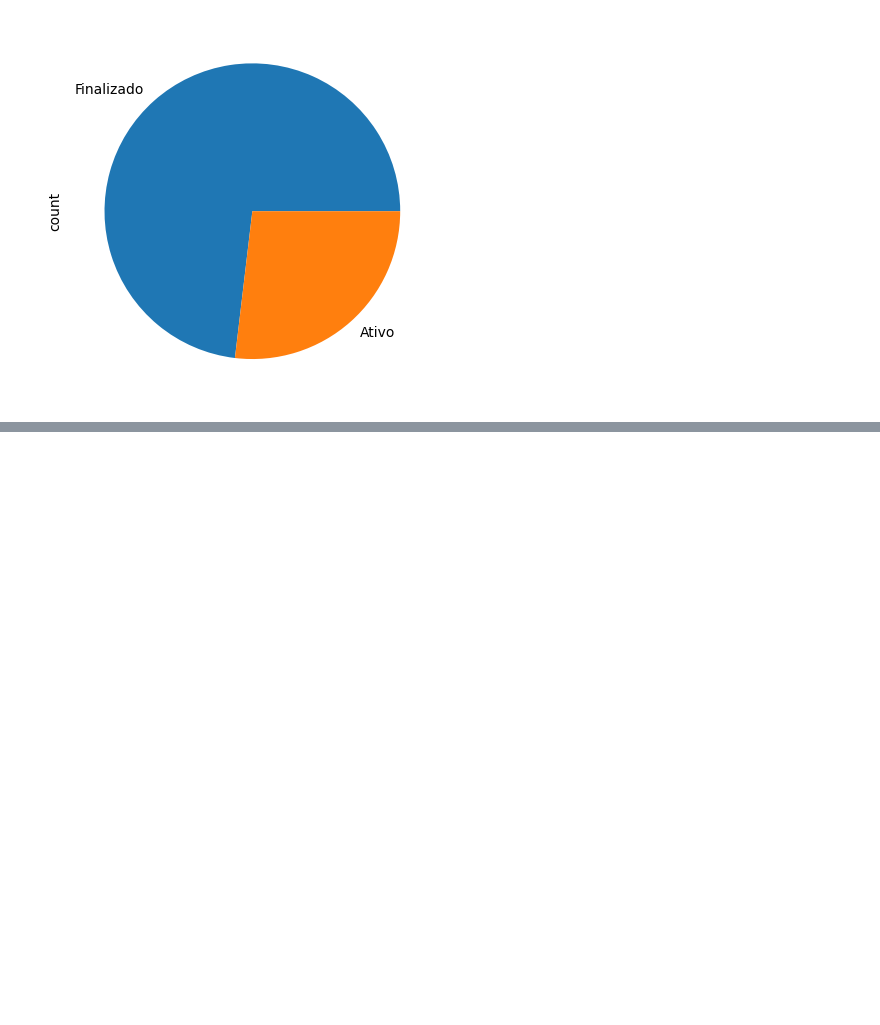
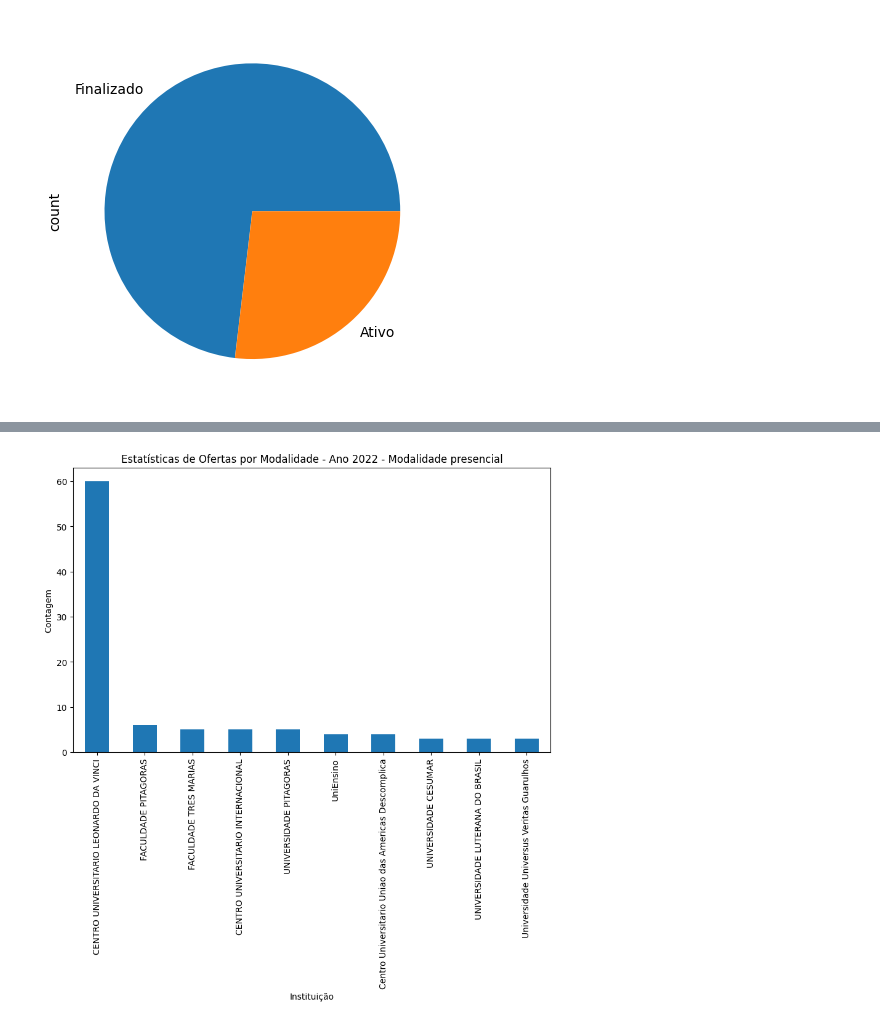
Before and after one commit to leticiaholsback/Projeto_Tec_de_Programacao__ADAtech, a Jupyter notebook: AdaTech_Dados_Projeto.ipynb, the cells around one changed output, grey strips where cells are left out. Drawn from its saved outputs; the diff is of its cells as text; code cells hidden in the pictures; blank space fills up the shorter version.

```diff
--- a/AdaTech_Dados_Projeto.ipynb
+++ b/AdaTech_Dados_Projeto.ipynb
@@ -271,0 +505,30 @@ df1['SITUACAO_ATIVO'].value_counts().plot(kind='pie')
+# %%
+def estatisticas_ofertas_por_modalidade(ofertas, ano, modalidade):
+    # Filtrar ofertas para o ano e modalidade desejados
+    ofertas_filtradas = [oferta for oferta in ofertas if oferta['ano'] == ano and oferta['modalidade'] == modalidade]
+
+    # Contar o número de ofertas por instituição
+    contagem_por_instituicao = {}
+    for oferta in ofertas_filtradas:
+        instituicao = oferta['instituicao']
+        contagem_por_instituicao[instituicao] = contagem_por_instituicao.get(instituicao, 0) + 1
+
+    # Converter dados para DataFrame do pandas
+    dados = pd.DataFrame.from_dict(contagem_por_instituicao, orient='index', columns=['Contagem'])
+
+    # Obter as 10 primeiras instituições
+    top_10_instituicoes = dados.nlargest(10, 'Contagem')
+
+    # Plotar gráfico de barras usando matplotlib
+    top_10_instituicoes.plot(kind='bar', figsize=(10, 6), legend=False)
+    plt.title(f'Estatísticas de Ofertas por Modalidade - Ano {ano} - Modalidade {modalidade}')
+    plt.xlabel('Instituição')
+    plt.ylabel('Contagem')
+    plt.show()
+
+# Exemplo de uso
+estatisticas_ofertas_por_modalidade(ofertas, 2022, 'presencial')
+
+# aqui ja gera um gráfico estatístico das 10 primeiras instituiçoes
+# %% [output]
+[figure, added]
```
Also changed, not shown: parts of 7 cells of this notebook, 1 other file.
